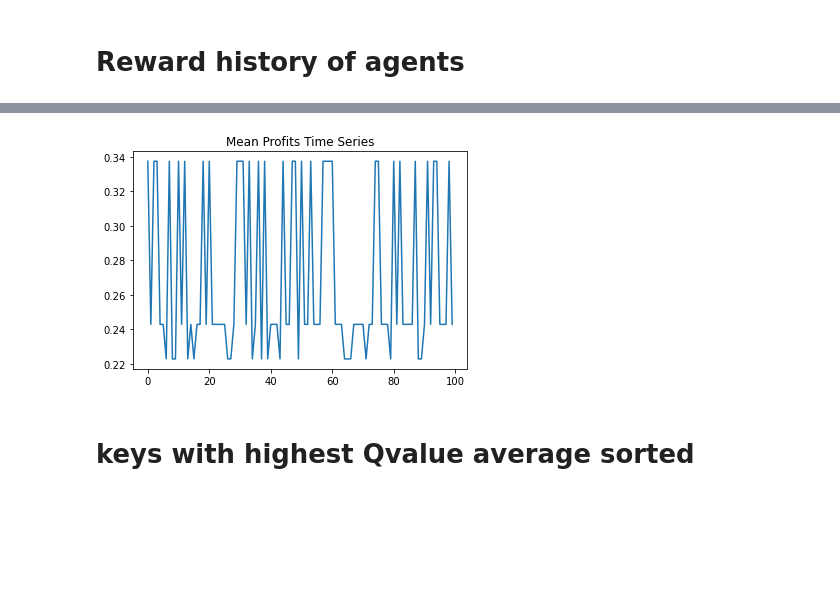
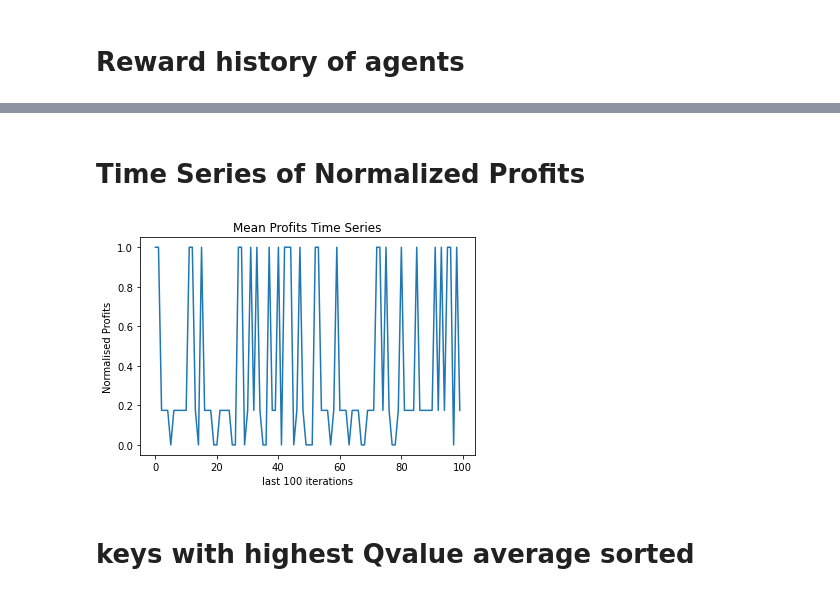
Before and after one commit to weehan299/multiagenteconomicssimulation, a Jupyter notebook: Data Analysis of Results.ipynb, the cells around one changed output, grey strips where cells are left out. Cells and saved outputs as stored; diff of their text form; code cells hidden in the pictures; blank space fills up the shorter version.

```diff
--- a/Data Analysis of Results.ipynb
+++ b/Data Analysis of Results.ipynb
@@ -57,11 +156,15 @@ plt.show()
-# %%
-mean_profits = np.array(result.reward_history)[-100:].mean(axis=1)
-df = pd.DataFrame({'mean profits': mean_profits})
-plt.plot(df)
-plt.title("Mean Profits Time Series")
-plt.show()
-# %% [output]
-[figure, removed]
+# %% [markdown]
+# Time Series of Normalized Profits
+# %%
+mean_profits = np.array(result.normalised_profits_time_series)[-100:].mean(axis=1)
+df = pd.DataFrame({'mean profits': mean_profits})
+plt.plot(df)
+plt.title("Mean Profits Time Series")
+plt.ylabel("Normalised Profits")
+plt.xlabel("last 100 iterations")
+plt.show()
+# %% [output]
+[figure, added]
 # %% [markdown]
 # keys with highest Qvalue average sorted
 # %%
```
Also changed, not shown: parts of 13 cells of this notebook, 7 other files.
